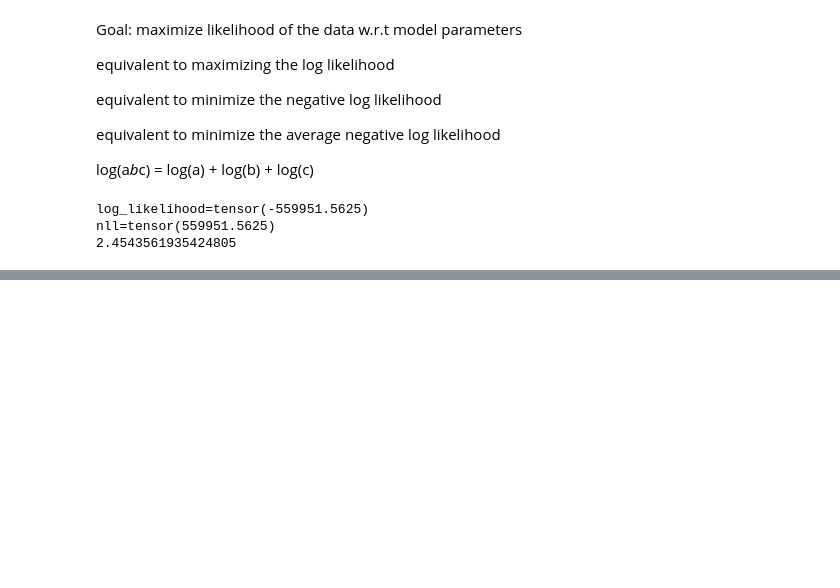
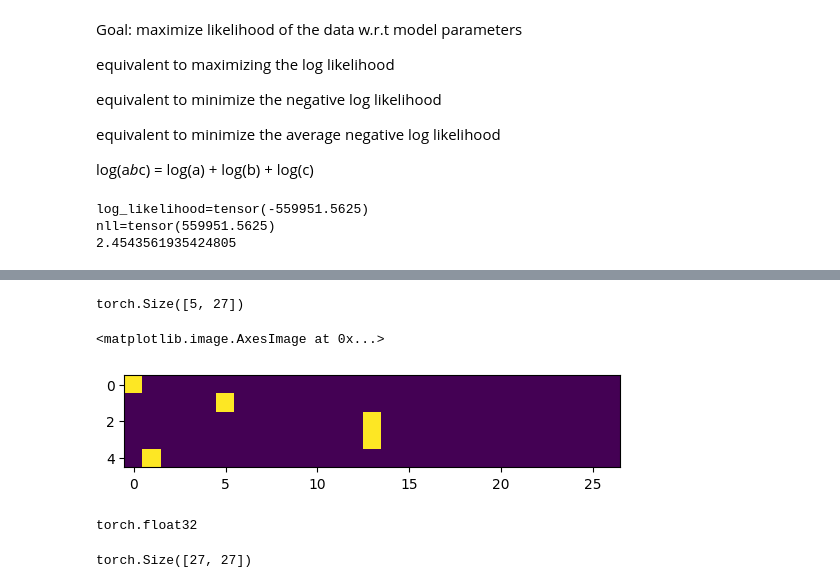
Before and after one commit to xuyuji9000/machine-learning-playground, a Jupyter notebook: 10-videos/01-The spelled-out intro to language modeling building makemore/bigram.ipynb, the cells around one changed output, grey strips where cells are left out. Cells and saved outputs as stored; diff of their text form; code cells hidden in the pictures; blank space fills up the shorter version.

```diff
--- a/10-videos/01-The spelled-out intro to language modeling building makemore/bigram.ipynb
+++ b/10-videos/01-The spelled-out intro to language modeling building makemore/bigram.ipynb
@@ -222,3 +222,23 @@ print(f'{nll/n}')
 log_likelihood=tensor(-559951.5625)
 nll=tensor(559951.5625)
 2.4543561935424805
+# %%
+# Create the training set of bigram (x,y)
+
+xs, ys = [], []
+
+for w in words[:1]:
+
+    chs = ['.'] + list(w) + ['.']
+
+    # zip() generate the [2-consecutive characters]
+    for ch1, ch2  in zip(chs, chs[1:]):
+
+        ix1 = stoi[ch1]
+        ix2 = stoi[ch2]
+
+        xs.append(ix1)
+        ys.append(ix2)
+
+xs = torch.tensor(xs)
+ys = torch.tensor(ys)
@@ -224,0 +253,6 @@ nll=tensor(559951.5625)
+# %%
+import torch.nn.functional as F
+
+xenc = F.one_hot(xs, num_classes=27).float()
+
+xenc
@@ -224,0 +270,21 @@ nll=tensor(559951.5625)
+# %%
+xenc.shape
+# %% [output]
+torch.Size([5, 27])
+# %%
+plt.imshow(xenc)
+# %% [output]
+<matplotlib.image.AxesImage at 0x...>
+[figure, added]
+# %%
+xenc.dtype
+# %% [output]
+torch.float32
+# %%
+# Randomly initialize 27 neuron weights, each neuron receives 27 inputs
+g = torch.Generator().manual_seed(2147483647)
+
+W = torch.randn((27, 27), generator=g)
+W.shape
+# %% [output]
+torch.Size([27, 27])
```
Also changed, not shown: parts of 8 cells of this notebook.
